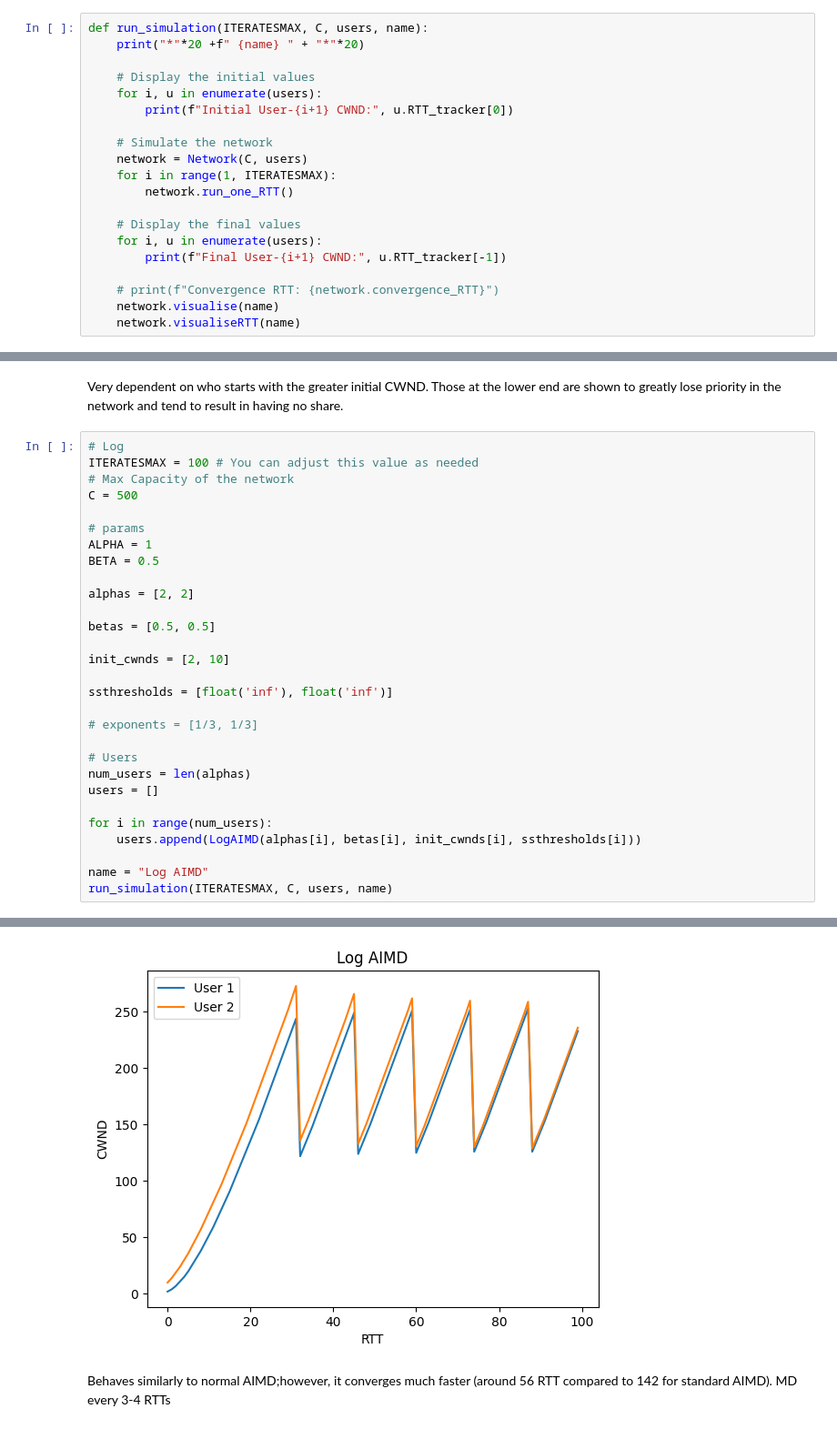
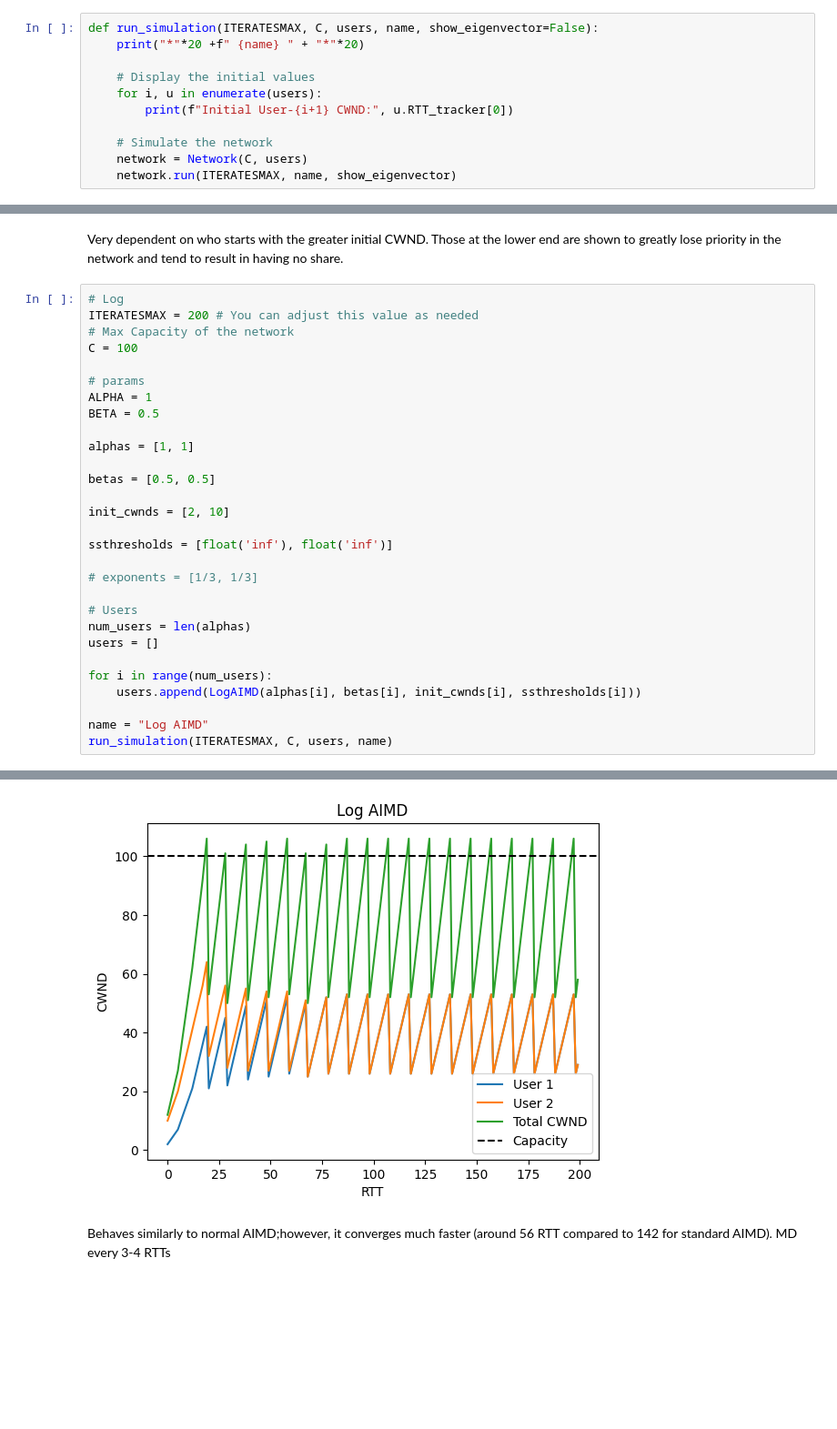
Before and after one commit to Andrelim99/CZ4052-Cloud-Computing, a Jupyter notebook: Assignment 1/main.ipynb, the cells around one changed output, grey strips where cells are left out. Shown at 91% size. Drawn from its saved outputs; the diff is of its cells as text; blank space fills up the shorter version.

Commit message:
added convergence calculation and throughput logic

```diff
--- a/Assignment 1/main.ipynb
+++ b/Assignment 1/main.ipynb
@@ -166,5 +256,5 @@ class Network():
 # %%
-def run_simulation(ITERATESMAX, C, users, name):
+def run_simulation(ITERATESMAX, C, users, name, show_eigenvector=False):
     print("*"*20 +f" {name} " + "*"*20)
 
     # Display the initial values
@@ -173,16 +263,7 @@ def run_simulation(ITERATESMAX, C, users, name):
 
     # Simulate the network
     network = Network(C, users)
-    for i in range(1, ITERATESMAX):
-        network.run_one_RTT()
-
-    # Display the final values
-    for i, u in enumerate(users):
-        print(f"Final User-{i+1} CWND:", u.RTT_tracker[-1])
-
-    # print(f"Convergence RTT: {network.convergence_RTT}")
-    network.visualise(name)
-    network.visualiseRTT(name)
+    network.run(ITERATESMAX, name, show_eigenvector)
 # %%
 # Standard
 ITERATESMAX = 300 # You can adjust this value as needed
@@ -837,15 +890,15 @@ Final User-10 CWND: 43
 Very dependent on who starts with the greater initial CWND. Those at the lower end are shown to greatly lose priority in the network and tend to result in having no share.
 # %%
 # Log
-ITERATESMAX = 100 # You can adjust this value as needed
+ITERATESMAX = 200 # You can adjust this value as needed
 # Max Capacity of the network
-C = 500
+C = 100
 
 # params
 ALPHA = 1
 BETA = 0.5
 
-alphas = [2, 2]
+alphas = [1, 1]
 
 betas = [0.5, 0.5]
 
@@ -879,4 +939,4 @@ Final User-2 CWND: 236
-[figure, old version]
+[figure, new version]
 # %% [markdown]
 Behaves similarly to normal AIMD;however, it converges much faster (around 56 RTT compared to 142 for standard AIMD). MD every 3-4 RTTs
 # %%
```
Also changed, not shown: parts of 23 cells of this notebook.
